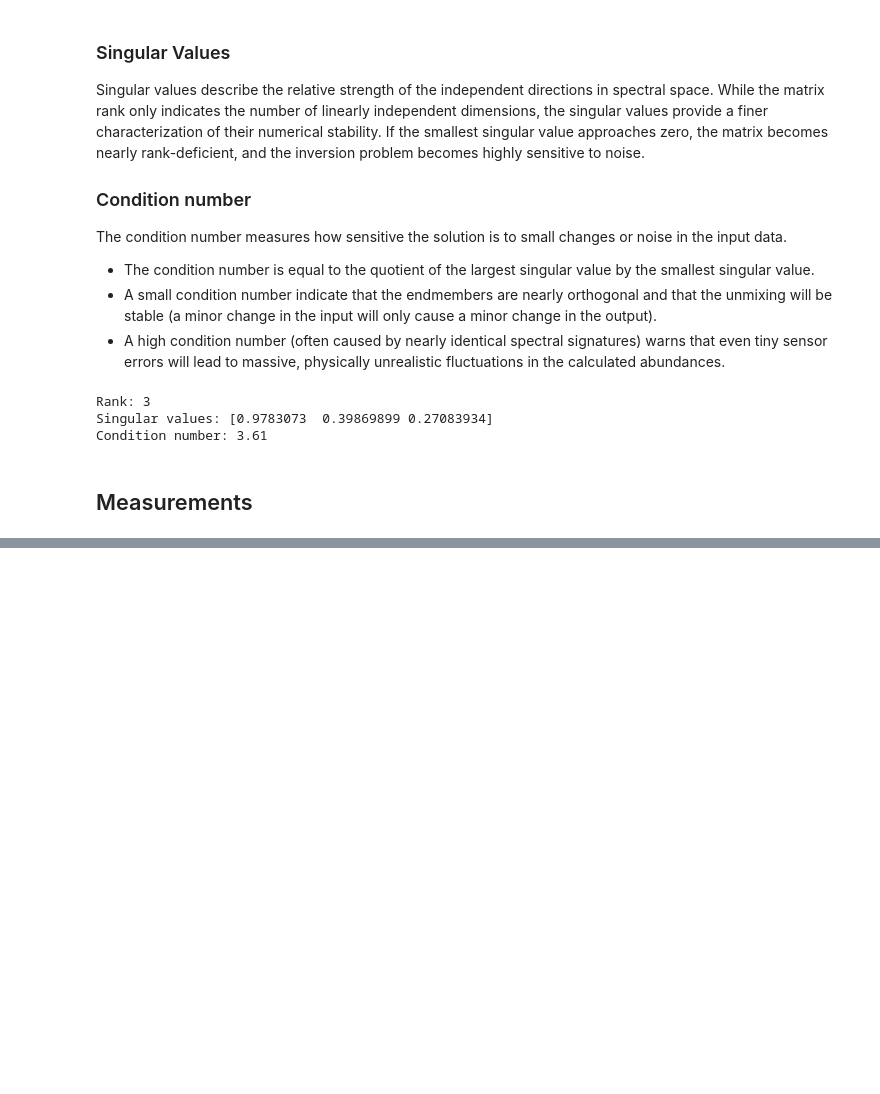
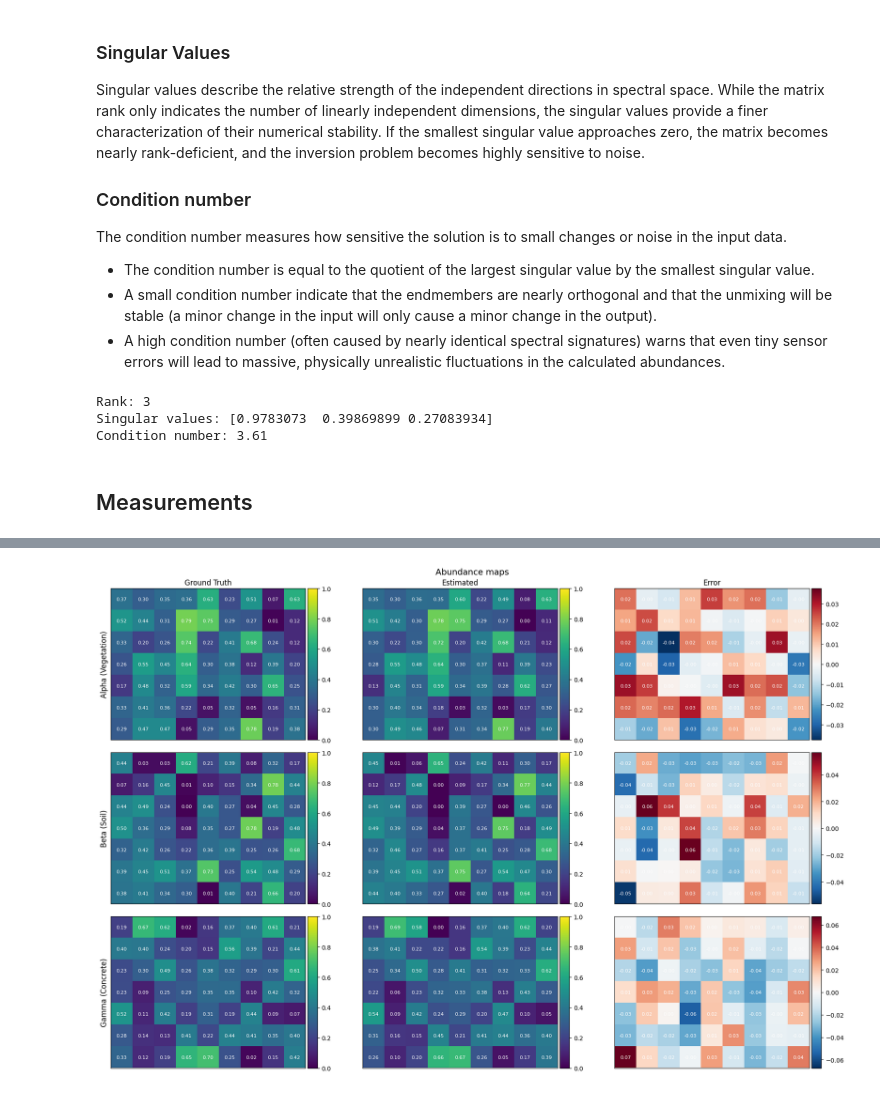
Before and after one commit to GuillaumeZahnd/spectral-unmixing, a Jupyter notebook: demo_linear_unmixing.ipynb, the cells around one changed output, grey strips where cells are left out. Saved outputs shown, nothing was run; the diff lists cells and outputs as text; code cells hidden in the pictures; blank space fills up the shorter version.

```diff
--- a/demo_linear_unmixing.ipynb
+++ b/demo_linear_unmixing.ipynb
@@ -168,0 +150,4 @@ plt.show()
+# %%
+plot_abundance_maps(abundance_map, abundance_map_estimated_fcls, abundance_map_error_fcls, labels)
+# %% [output]
+[figure, added]
```
Also changed, not shown: parts of 10 cells of this notebook, 2 other files.
